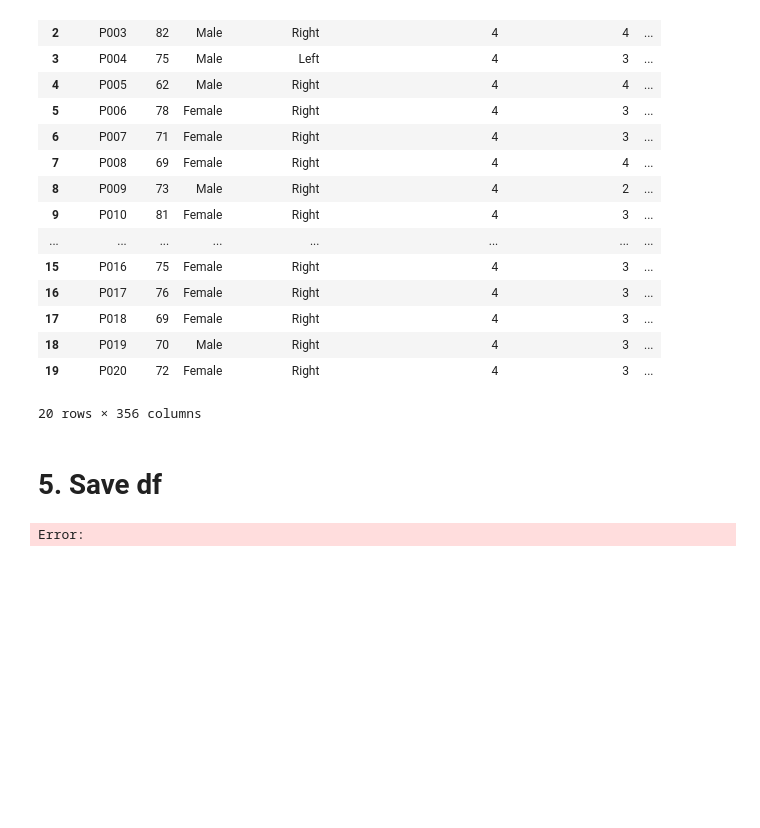
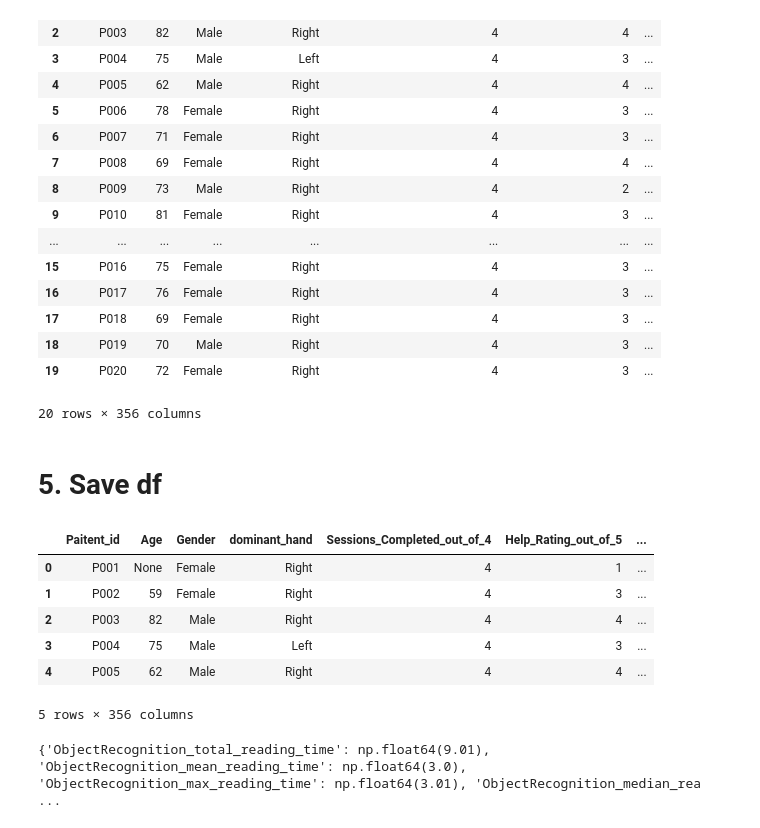
Before and after one commit to sana-mirahsani/detection_AD_with_VR_data, a Jupyter notebook: src/notebooks/1.Extract_paitent_vector(local).ipynb, the cells around one changed output. Saved outputs shown, nothing was run; the diff lists cells and outputs as text; code cells hidden in the pictures; blank space fills up the shorter version.

Commit message:
found logic bug in 1.extract

```diff
--- a/src/notebooks/1.Extract_paitent_vector(local).ipynb
+++ b/src/notebooks/1.Extract_paitent_vector(local).ipynb
@@ -56,10 +56,11 @@ all_phase_column_lists.append(list(patient_dict.keys()))
 for phase in phase_name_list:
     phase_column_list = []
 
+    # add event + extra columns
     for value in basic_event_col:
 
         phase_column = phase + '_' + value
-        phase_column_list.append(phase_column.lower())
+        phase_column_list.append(phase_column)
 
     if phase == phase_name_list[1]: # ObjectRecognition
         phase_column_list.extend(extra_features_empty_dictionaries[0].keys())
@@ -74,7 +75,7 @@ for phase in phase_name_list:
     for value in trajectory_col:
 
         phase_column = phase + '_' + value
-        phase_column_list.append(phase_column.lower())
+        phase_column_list.append(phase_column)
 
     all_phase_column_lists.append(phase_column_list)
 
@@ -100,9 +101,12 @@ all_phase_column_lists
 # %% [markdown]
 # 3. Creating df
 # %%
-columns = [col for lst in all_phase_column_lists for col in lst]
-extracted_features_df = pd.DataFrame(columns=columns)
+def create_df():
+    columns = [col for lst in all_phase_column_lists for col in lst]
+    extracted_features_df = pd.DataFrame(columns=columns)
+    return extracted_features_df
 
+extracted_features_df = create_df()
 extracted_features_df.columns
 # %% [output]
 Index(['Paitent_id', 'Age', 'Gender', 'dominant_hand',
@@ -124,6 +133,6 @@ Index(['Paitent_id', 'Age', 'Gender', 'dominant_hand',
 # %%
 if len(extracted_features_df)!= 0:
-    gf.fail(msg="Dataframe is not empty!!", error="ValueError")
+    extracted_features_df = create_df()
 
 
 print("STARTING....")
@@ -177,20 +186,21 @@ for patient_id in patient_ids:
         print(f"starting the new phase: {phase_name}")
 
         # filling for events
-        event_dict = dp.creating_event_dictionary(df_event, phase_name , event_empty_dictionaries, extra_features_empty_dictionaries, phase_duration)
+        #event_dict = dp.creating_event_dictionary(df_event, phase_name , event_empty_dictionaries, extra_features_empty_dictionaries, phase_duration)
 
+        print(df_event[df_event['EventType'].isin(['GRAB_RELEASE'])]['Duration_s'])
         # Trajectory file
         csv_file_trajectory = csv_files_list[i+1]
         df_trajectory       = pd.read_csv(path_to_check / csv_file_trajectory)
 
         # filling for trajectory
-        trajectory_dict = dp.creating_trajectory_dictionary(df_trajectory, dominant_hand, not_dominant_hand, trajectory_empty_dictionaries)
-
+        #trajectory_dict = dp.creating_trajectory_dictionary(df_trajectory, dominant_hand, not_dominant_hand, trajectory_empty_dictionaries)
+        continue
         # prepareing event_dict and trajectory_dict columns for assgining (with extra feautres, depends on phase_name)
         if  phase_name == phase_name_list[0]: # Tutorial
             # add prefix tutorial_ to all keys
-            event_dict      = {f"tutorial_{k}": v for k, v in event_dict.items()}
-            trajectory_dict = {f"tutorial_{k}": v for k, v in trajectory_dict.items()}
+            event_dict      = {f"Tutorial_{k}": v for k, v in event_dict.items()}
+            trajectory_dict = {f"Tutorial_{k}": v for k, v in trajectory_dict.items()}
 
         elif phase_name == phase_name_list[1]: # ObjectRecognition
 
@@ -199,11 +209,11 @@ for patient_id in patient_ids:
 
             # add prefix objectrecognition_ to all keys
             event_dict = {
-                (f"objectrecognition_{k}" if k not in extra_features_keys else k): v
+                (f"ObjectRecognition_{k}" if k not in extra_features_keys else k): v
                 for k, v in event_dict.items()
             }
 
-            trajectory_dict = {f"objectrecognition_{k}": v for k, v in trajectory_dict.items()}
+            trajectory_dict = {f"ObjectRecognition_{k}": v for k, v in trajectory_dict.items()}
 
         elif phase_name == phase_name_list[2]: # Visuospatial
 
@@ -212,11 +222,11 @@ for patient_id in patient_ids:
 
             # add prefix visuospatial_ to all keys
             event_dict = {
-                (f"visuospatial_{k}" if k not in extra_features_keys else k): v
+                (f"Visuospatial_{k}" if k not in extra_features_keys else k): v
                 for k, v in event_dict.items()
             }
 
-            trajectory_dict = {f"visuospatial_{k}": v for k, v in trajectory_dict.items()}
+            trajectory_dict = {f"Visuospatial_{k}": v for k, v in trajectory_dict.items()}
 
         elif phase_name == phase_name_list[3]: # Memory
 
@@ -225,11 +235,11 @@ for patient_id in patient_ids:
 
             # add prefix memory_ to all keys
             event_dict = {
-                (f"memory_{k}" if k not in extra_features_keys else k): v
+                (f"Memory_{k}" if k not in extra_features_keys else k): v
                 for k, v in event_dict.items()
             }
 
-            trajectory_dict = {f"memory_{k}": v for k, v in trajectory_dict.items()}
+            trajectory_dict = {f"Memory_{k}": v for k, v in trajectory_dict.items()}
 
         concated_phase_dict = event_dict | trajectory_dict
         all_four_phase_dict.append(concated_phase_dict)
@@ -237,7 +247,7 @@ for patient_id in patient_ids:
         print(f"Features extracted successfully.")
 
     print("All four phases are done.")
-
+    print(all_four_phase_dict[0])
     # concate phase dictionary and patient
     single_row_of_df = patient_dict | all_four_phase_dict[0] | all_four_phase_dict[1] | all_four_phase_dict[2] | all_four_phase_dict[3]
 
@@ -292,6 +303,14 @@ extracted_features_df
 # %%
 path_df = data_folder / "produced_csv"
 name = '1.extracted_features.csv'
-extracted_features_df.to_csv(path_df / name)
+extracted_features_df.to_csv(path_df / name, index=False)
-# %% [output]
-Error:
+# %%
+extracted_features_df.head()
+# %% [output]
+|  | Paitent_id | Age | Gender | dominant_hand | Sessions_Completed_out_of_4 | Help_Rating_out_of_5 | ... |
+| 0 | P001 | None | Female | Right | 4 | 1 | ... |
+| 1 | P002 | 59 | Female | Right | 4 | 3 | ... |
+| 2 | P003 | 82 | Male | Right | 4 | 4 | ... |
+| 3 | P004 | 75 | Male | Left | 4 | 3 | ... |
+| 4 | P005 | 62 | Male | Right | 4 | 4 | ... |
+5 rows × 356 columns
@@ -297,0 +319,4 @@ Error:
+# %%
+print(all_four_phase_dict[1])
+# %% [output]
+{'ObjectRecognition_total_reading_time': np.float64(9.01), 'ObjectRecognition_mean_reading_time': np.float64(3.0), 'ObjectRecognition_max_reading_time': np.float64(3.01), 'ObjectRecognition_median_rea ...
```
Also changed, not shown: parts of 7 cells of this notebook, 2 other files.
